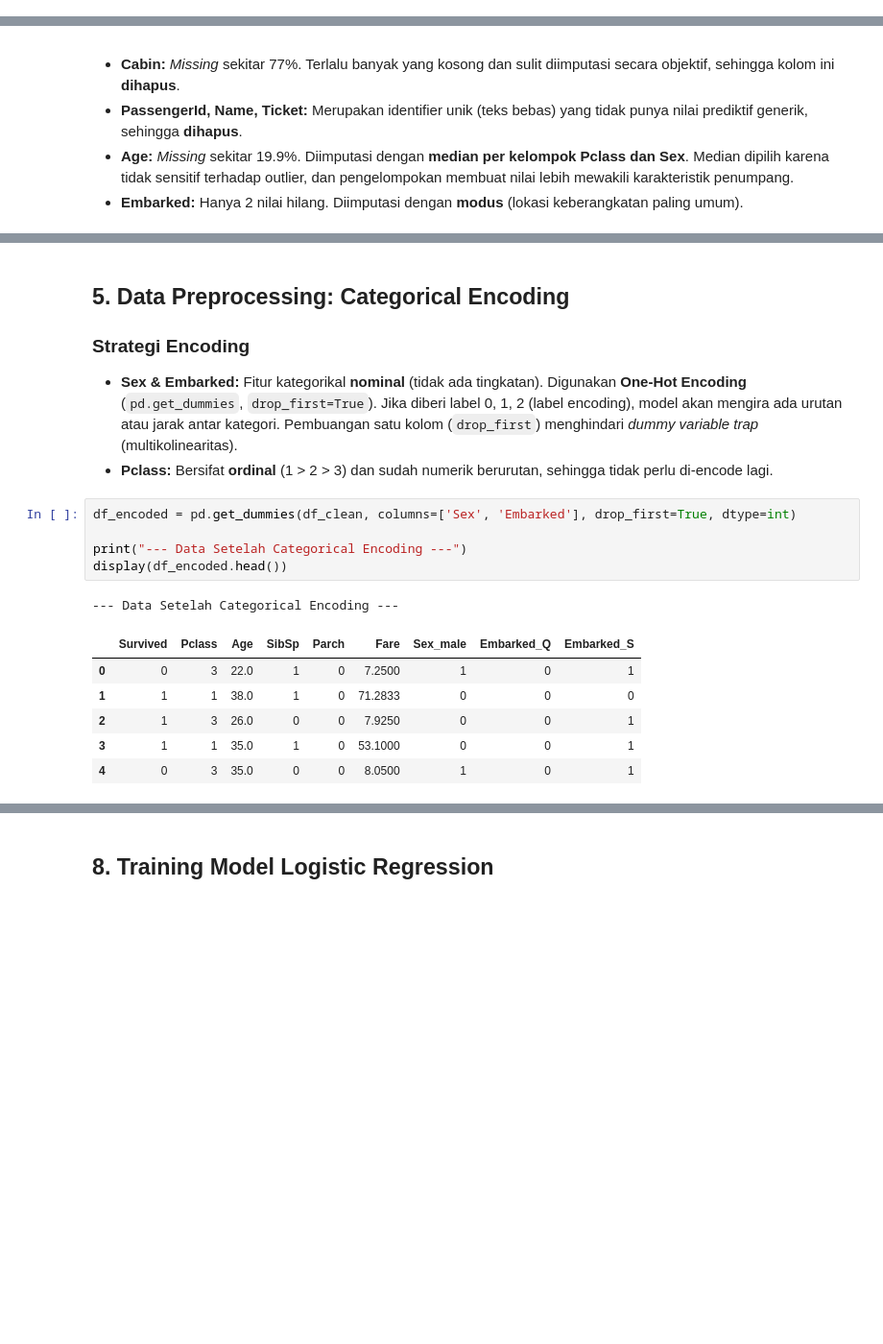
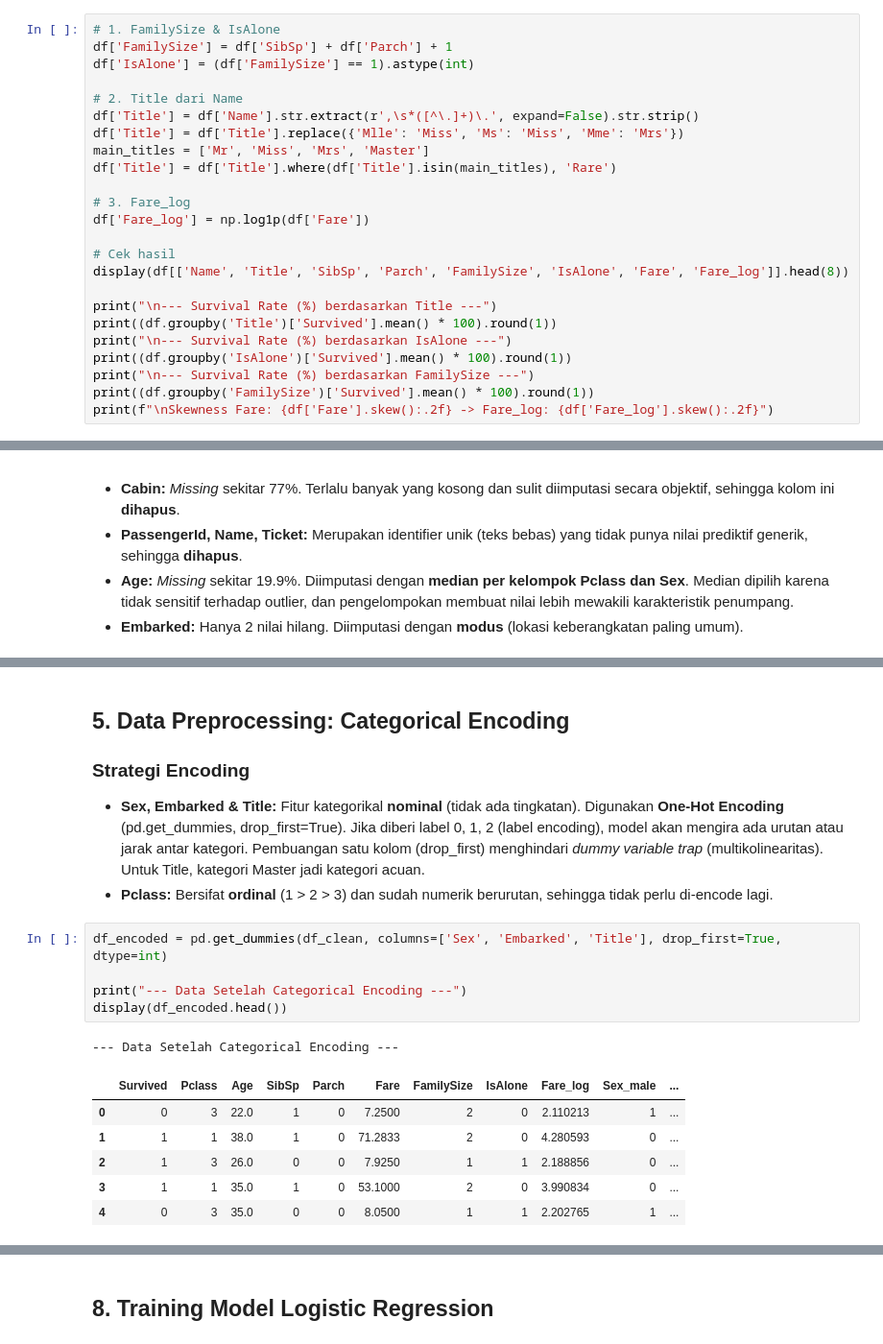
Before and after one commit to Bryanedwaardd/TitanicASG, a Jupyter notebook: 2902726031_Bryan Edward Widjaja_Titanic.ipynb, the cells around one changed output, grey strips where cells are left out. Shown at 96% size. Cells and saved outputs as stored; diff of their text form; blank space fills up the shorter version.

```diff
--- a/2902726031_Bryan Edward Widjaja_Titanic.ipynb
+++ b/2902726031_Bryan Edward Widjaja_Titanic.ipynb
@@ -243,0 +267,24 @@ Skewness Fare: 4.79
+# %%
+# 1. FamilySize & IsAlone
+df['FamilySize'] = df['SibSp'] + df['Parch'] + 1
+df['IsAlone'] = (df['FamilySize'] == 1).astype(int)
+
+# 2. Title dari Name
+df['Title'] = df['Name'].str.extract(r',\s*([^\.]+)\.', expand=False).str.strip()
+df['Title'] = df['Title'].replace({'Mlle': 'Miss', 'Ms': 'Miss', 'Mme': 'Mrs'})
+main_titles = ['Mr', 'Miss', 'Mrs', 'Master']
+df['Title'] = df['Title'].where(df['Title'].isin(main_titles), 'Rare')
+
+# 3. Fare_log
+df['Fare_log'] = np.log1p(df['Fare'])
+
+# Cek hasil
+display(df[['Name', 'Title', 'SibSp', 'Parch', 'FamilySize', 'IsAlone', 'Fare', 'Fare_log']].head(8))
+
+print("\n--- Survival Rate (%) berdasarkan Title ---")
+print((df.groupby('Title')['Survived'].mean() * 100).round(1))
+print("\n--- Survival Rate (%) berdasarkan IsAlone ---")
+print((df.groupby('IsAlone')['Survived'].mean() * 100).round(1))
+print("\n--- Survival Rate (%) berdasarkan FamilySize ---")
+print((df.groupby('FamilySize')['Survived'].mean() * 100).round(1))
+print(f"\nSkewness Fare: {df['Fare'].skew():.2f} -> Fare_log: {df['Fare_log'].skew():.2f}")
@@ -280,21 +365,21 @@ dtype: int64
 ## 5. Data Preprocessing: Categorical Encoding
 
 ### Strategi Encoding
-- **Sex & Embarked:** Fitur kategorikal **nominal** (tidak ada tingkatan). Digunakan **One-Hot Encoding** (`pd.get_dummies`, `drop_first=True`). Jika diberi label 0, 1, 2 (label encoding), model akan mengira ada urutan atau jarak antar kategori. Pembuangan satu kolom (`drop_first`) menghindari *dummy variable trap* (multikolinearitas).
+- **Sex, Embarked & Title:** Fitur kategorikal **nominal** (tidak ada tingkatan). Digunakan **One-Hot Encoding** (pd.get_dummies, drop_first=True). Jika diberi label 0, 1, 2 (label encoding), model akan mengira ada urutan atau jarak antar kategori. Pembuangan satu kolom (drop_first) menghindari *dummy variable trap* (multikolinearitas). Untuk Title, kategori Master jadi kategori acuan.
 - **Pclass:** Bersifat **ordinal** (1 > 2 > 3) dan sudah numerik berurutan, sehingga tidak perlu di-encode lagi.
 # %%
-df_encoded = pd.get_dummies(df_clean, columns=['Sex', 'Embarked'], drop_first=True, dtype=int)
+df_encoded = pd.get_dummies(df_clean, columns=['Sex', 'Embarked', 'Title'], drop_first=True, dtype=int)
 
 print("--- Data Setelah Categorical Encoding ---")
 display(df_encoded.head())
 # %% [output]
 --- Data Setelah Categorical Encoding ---
-|  | Survived | Pclass | Age | SibSp | Parch | Fare | Sex_male | Embarked_Q | Embarked_S |
-| 0 | 0 | 3 | 22.0 | 1 | 0 | 7.2500 | 1 | 0 | 1 |
-| 1 | 1 | 1 | 38.0 | 1 | 0 | 71.2833 | 0 | 0 | 0 |
-| 2 | 1 | 3 | 26.0 | 0 | 0 | 7.9250 | 0 | 0 | 1 |
-| 3 | 1 | 1 | 35.0 | 1 | 0 | 53.1000 | 0 | 0 | 1 |
-| 4 | 0 | 3 | 35.0 | 0 | 0 | 8.0500 | 1 | 0 | 1 |
+|  | Survived | Pclass | Age | SibSp | Parch | Fare | FamilySize | IsAlone | Fare_log | Sex_male | ... |
+| 0 | 0 | 3 | 22.0 | 1 | 0 | 7.2500 | 2 | 0 | 2.110213 | 1 | ... |
+| 1 | 1 | 1 | 38.0 | 1 | 0 | 71.2833 | 2 | 0 | 4.280593 | 0 | ... |
+| 2 | 1 | 3 | 26.0 | 0 | 0 | 7.9250 | 1 | 1 | 2.188856 | 0 | ... |
+| 3 | 1 | 1 | 35.0 | 1 | 0 | 53.1000 | 2 | 0 | 3.990834 | 0 | ... |
+| 4 | 0 | 3 | 35.0 | 0 | 0 | 8.0500 | 1 | 1 | 2.202765 | 1 | ... |
 # %% [markdown]
 ## 6. Data Preprocessing: Feature Scaling
 
```
Also changed, not shown: parts of 16 cells of this notebook.
